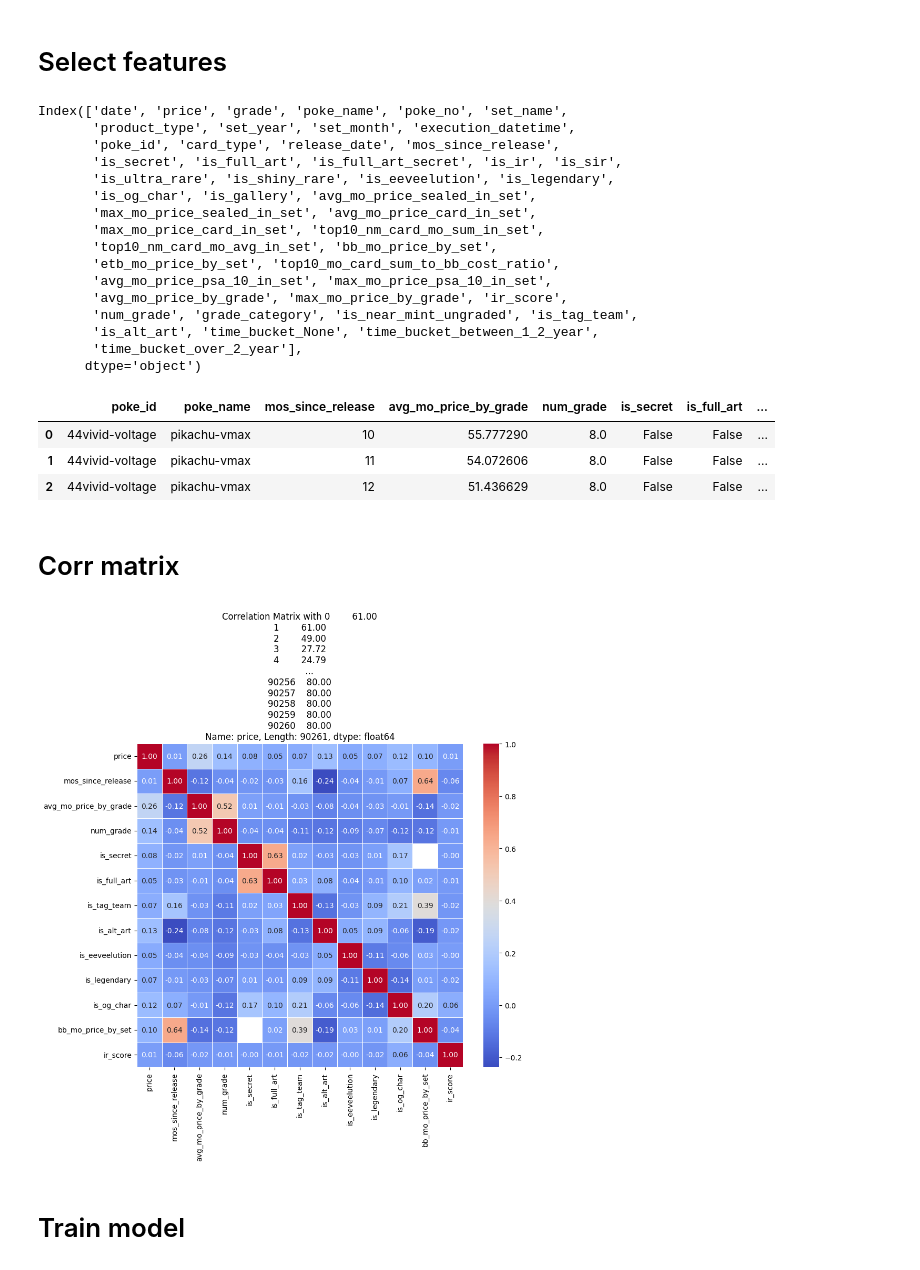
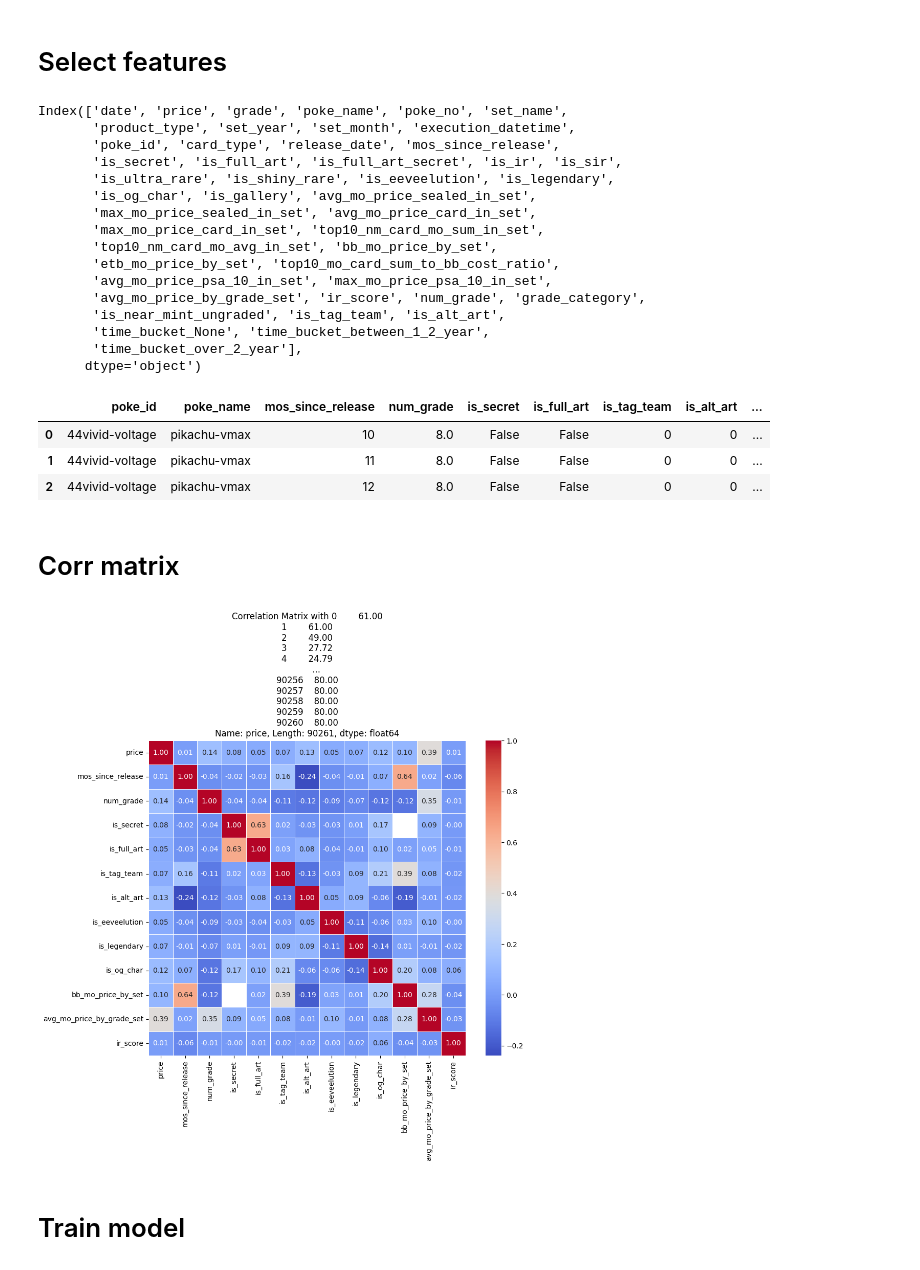
Before and after one commit to kennneth1/PokeAI, a Jupyter notebook: training/experiment.ipynb, the cells around one changed output. Drawn from its saved outputs; the diff is of its cells as text; code cells hidden in the pictures.

```diff
--- a/training/experiment.ipynb
+++ b/training/experiment.ipynb
@@ -63,5 +61,0 @@ Name: count, dtype: int64
-# %%
-avg_mo_price_by_grade = df.groupby(['date', 'grade']).agg(avg_mo_price_by_grade=('price','mean'))
-max_mo_price_by_grade = df.groupby(['date', 'grade']).agg(max_mo_price_by_grade=('price','max'))
-df = pd.merge(df, avg_mo_price_by_grade, how="left", on=['date', 'grade'])
-df = pd.merge(df, max_mo_price_by_grade, how="left", on=['date', 'grade'])
@@ -68 +65,5 @@ df = pd.merge(df, max_mo_price_by_grade, how="left", on=['date', 'grade'])
+# %%
+avg_mo_price_by_grade_set = df.groupby(['date', 'grade', 'set_name']).agg(avg_mo_price_by_grade_set=('price','mean'))
+# %%
+df = pd.merge(df, avg_mo_price_by_grade_set, how="left", on=['date', 'grade', 'set_name'])
 # %%
@@ -209,32 +205,32 @@ Index(['date', 'price', 'grade', 'poke_name', 'poke_no', 'set_name',
        'top10_nm_card_mo_avg_in_set', 'bb_mo_price_by_set',
        'etb_mo_price_by_set', 'top10_mo_card_sum_to_bb_cost_ratio',
        'avg_mo_price_psa_10_in_set', 'max_mo_price_psa_10_in_set',
-       'avg_mo_price_by_grade', 'max_mo_price_by_grade', 'ir_score',
-       'num_grade', 'grade_category', 'is_near_mint_ungraded', 'is_tag_team',
-       'is_alt_art', 'time_bucket_None', 'time_bucket_between_1_2_year',
+       'avg_mo_price_by_grade_set', 'ir_score', 'num_grade', 'grade_category',
+       'is_near_mint_ungraded', 'is_tag_team', 'is_alt_art',
+       'time_bucket_None', 'time_bucket_between_1_2_year',
        'time_bucket_over_2_year'],
       dtype='object')
 # %%
 features = ["mos_since_release",
-            "avg_mo_price_by_grade",
             'num_grade',
             'is_secret',
             'is_full_art',
             'is_tag_team',
             'is_alt_art',
             'is_eeveelution',
             'is_legendary',
             'is_og_char',
             'bb_mo_price_by_set',
+            'avg_mo_price_by_grade_set',
             'ir_score'
            ]
 
 df[["poke_id"]+["poke_name"]+features+["price"]].head(3)
 # %% [output]
-|  | poke_id | poke_name | mos_since_release | avg_mo_price_by_grade | num_grade | is_secret | is_full_art | ... |
-| 0 | 44vivid-voltage | pikachu-vmax | 10 | 55.777290 | 8.0 | False | False | ... |
-| 1 | 44vivid-voltage | pikachu-vmax | 11 | 54.072606 | 8.0 | False | False | ... |
-| 2 | 44vivid-voltage | pikachu-vmax | 12 | 51.436629 | 8.0 | False | False | ... |
+|  | poke_id | poke_name | mos_since_release | num_grade | is_secret | is_full_art | is_tag_team | is_alt_art | ... |
+| 0 | 44vivid-voltage | pikachu-vmax | 10 | 8.0 | False | False | 0 | 0 | ... |
+| 1 | 44vivid-voltage | pikachu-vmax | 11 | 8.0 | False | False | 0 | 0 | ... |
+| 2 | 44vivid-voltage | pikachu-vmax | 12 | 8.0 | False | False | 0 | 0 | ... |
 # %% [markdown]
 # Corr matrix
 # %%
@@ -248,7 +244,7 @@ def plot_correlation_matrix(df, target_col):
 
 plot_correlation_matrix(df[["price"]+features], df["price"])
 # %% [output]
-[figure, old version]
+[figure, new version]
 # %% [markdown]
 # Train model
 # %%
```
Also changed, not shown: parts of 14 cells of this notebook.
